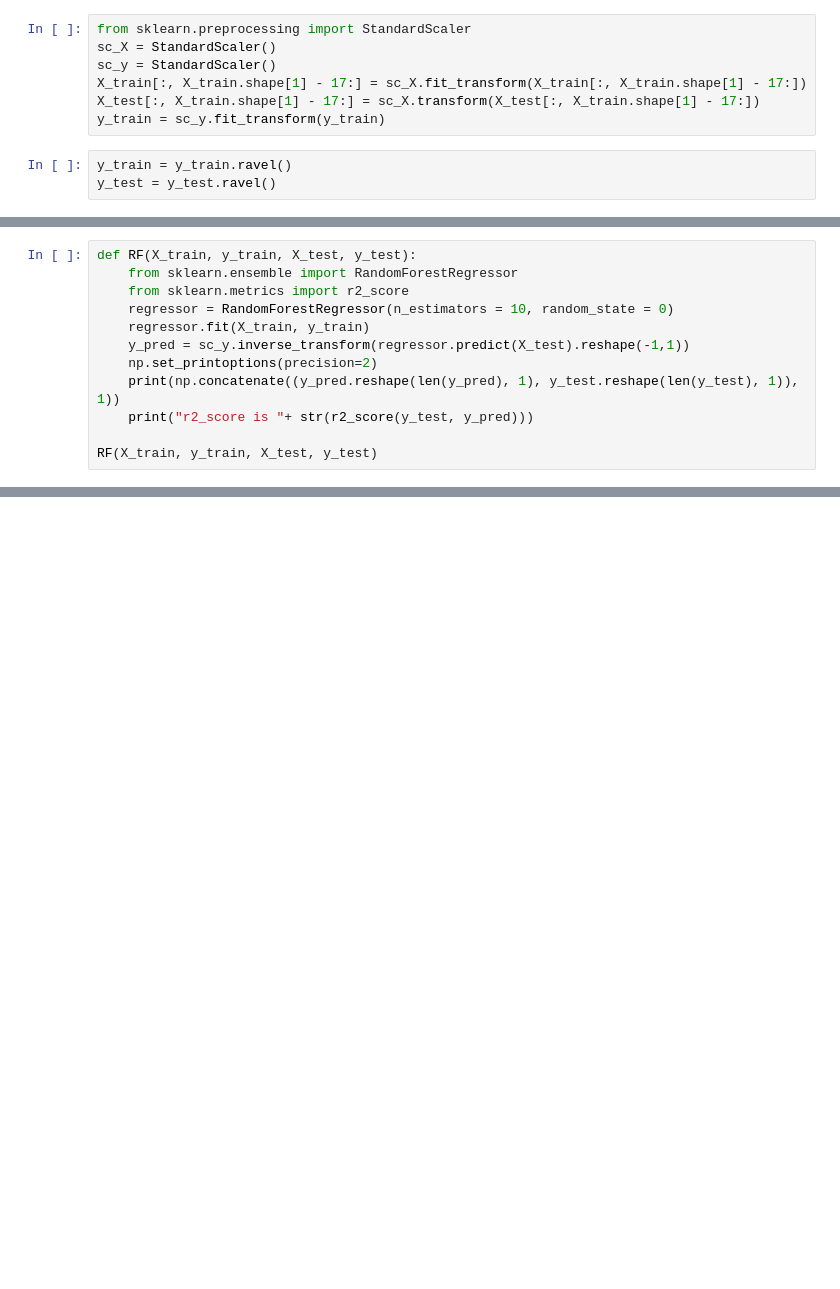
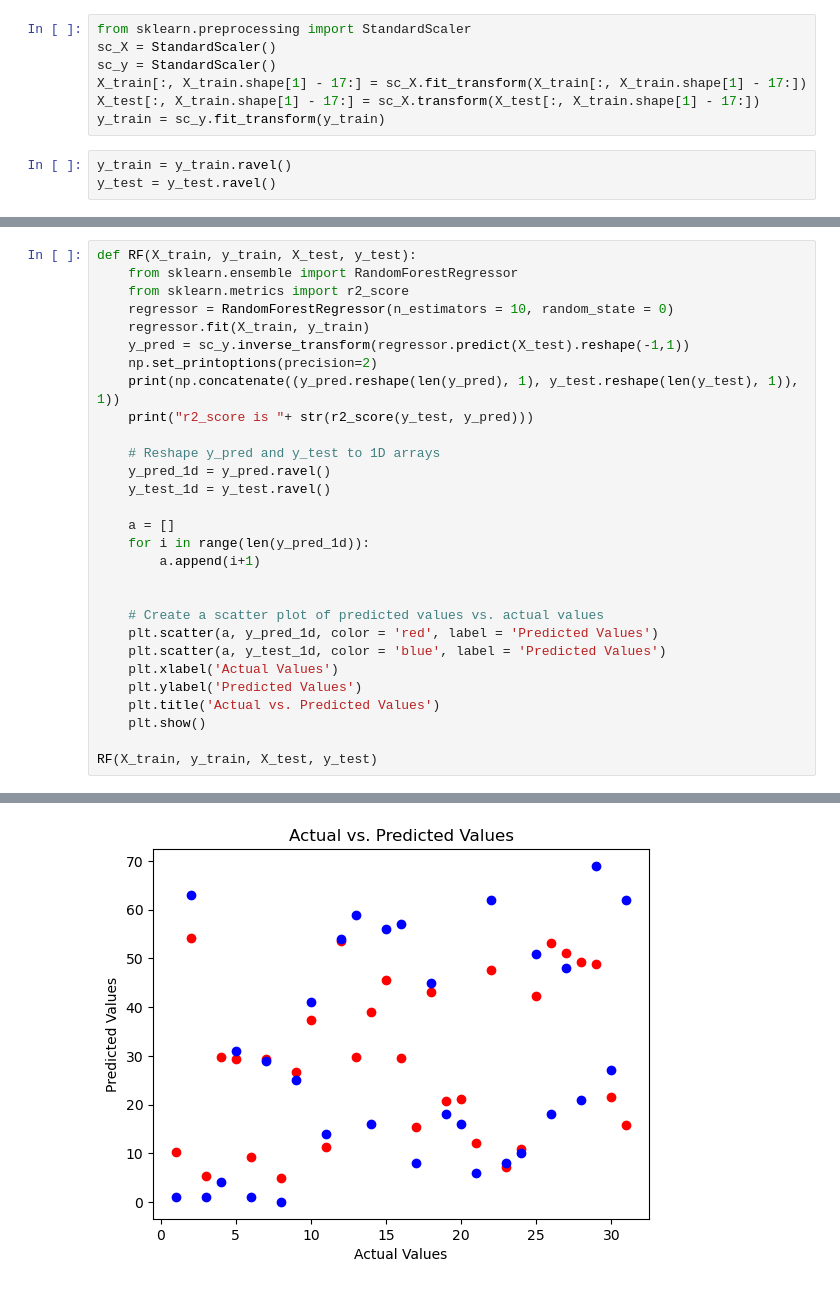
Before and after one commit to depleur/cricforecast, a Jupyter notebook: training.ipynb, the cells around one changed output, grey strips where cells are left out. Saved outputs shown, nothing was run; the diff lists cells and outputs as text; blank space fills up the shorter version.

Commit message:
chore: Refactor code to remove unnecessary cols and add graphs
Signed-off-by: Namit Arjaria <namitarjaria25@gmail.com>

```diff
--- a/training.ipynb
+++ b/training.ipynb
@@ -161,6 +161,23 @@ def RF(X_train, y_train, X_test, y_test):
     print(np.concatenate((y_pred.reshape(len(y_pred), 1), y_test.reshape(len(y_test), 1)), 1))
     print("r2_score is "+ str(r2_score(y_test, y_pred)))
 
+    # Reshape y_pred and y_test to 1D arrays
+    y_pred_1d = y_pred.ravel()
+    y_test_1d = y_test.ravel()
+
+    a = []
+    for i in range(len(y_pred_1d)):
+        a.append(i+1)
+
+
+    # Create a scatter plot of predicted values vs. actual values
+    plt.scatter(a, y_pred_1d, color = 'red', label = 'Predicted Values')
+    plt.scatter(a, y_test_1d, color = 'blue', label = 'Predicted Values')
+    plt.xlabel('Actual Values')
+    plt.ylabel('Predicted Values')
+    plt.title('Actual vs. Predicted Values')
+    plt.show()
+
 RF(X_train, y_train, X_test, y_test)
 # %% [output]
 [[10.2  1. ]
@@ -183,3 +200,4 @@ r2_score is 0.4760942873126347
+[figure, added]
 # %%
 def SVR(X_train, y_train, X_test, y_test):
     from sklearn.svm import SVR
```
Also changed, not shown: parts of 5 cells of this notebook, 1 other file.
